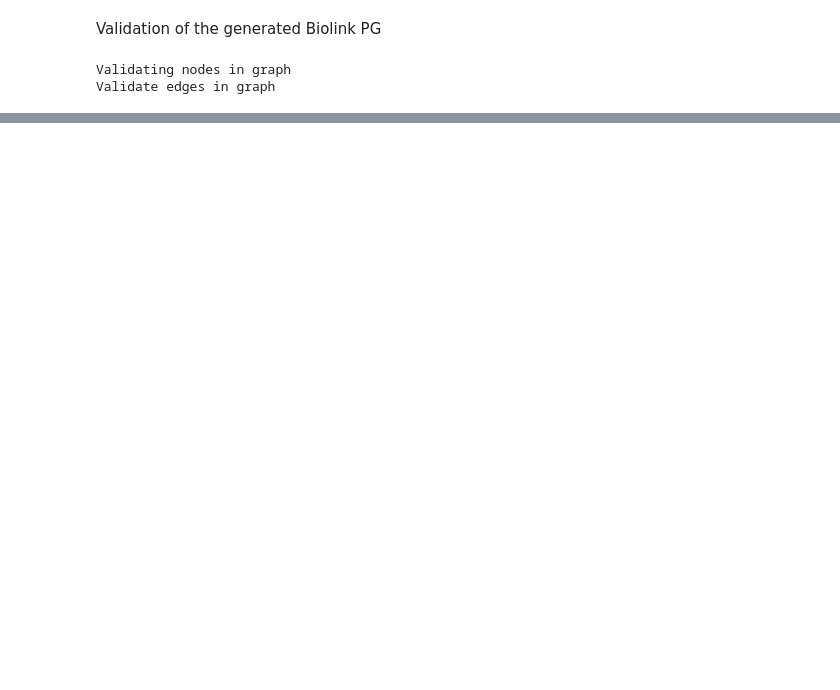
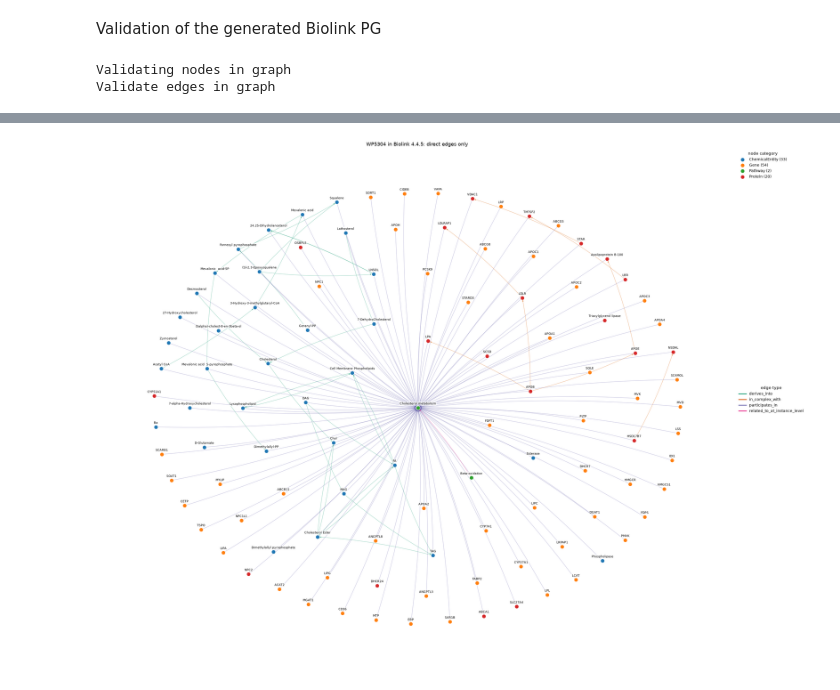
Before and after one commit to jmillanacosta/rdfsolve, a Jupyter notebook: notebooks/conversion/01_wikipathways_to_biolink.ipynb, the cells around one changed output, grey strips where cells are left out. Saved outputs shown, nothing was run; the diff lists cells and outputs as text; code cells hidden in the pictures; blank space fills up the shorter version.

```diff
--- a/notebooks/conversion/01_wikipathways_to_biolink.ipynb
+++ b/notebooks/conversion/01_wikipathways_to_biolink.ipynb
@@ -954,0 +1022,5 @@ Validate edges in graph
+# %%
+direct = graph.to_networkx(without=["MacromolecularComplex", "MolecularActivity"])
+draw(network=direct, title="WP5304 in Biolink 4.4.5: direct edges only")
+# %% [output]
+[figure, added]
```
Also changed, not shown: parts of 14 cells of this notebook, 3 other files.
